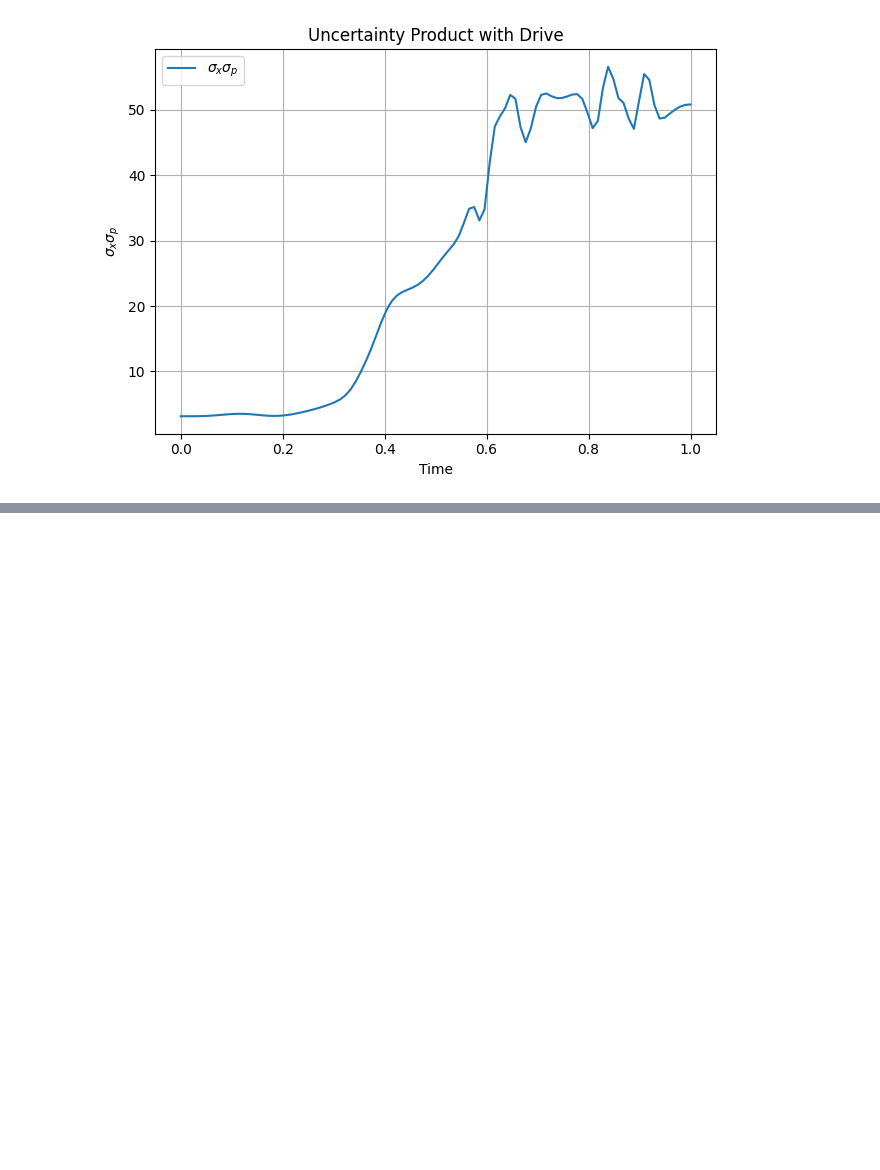
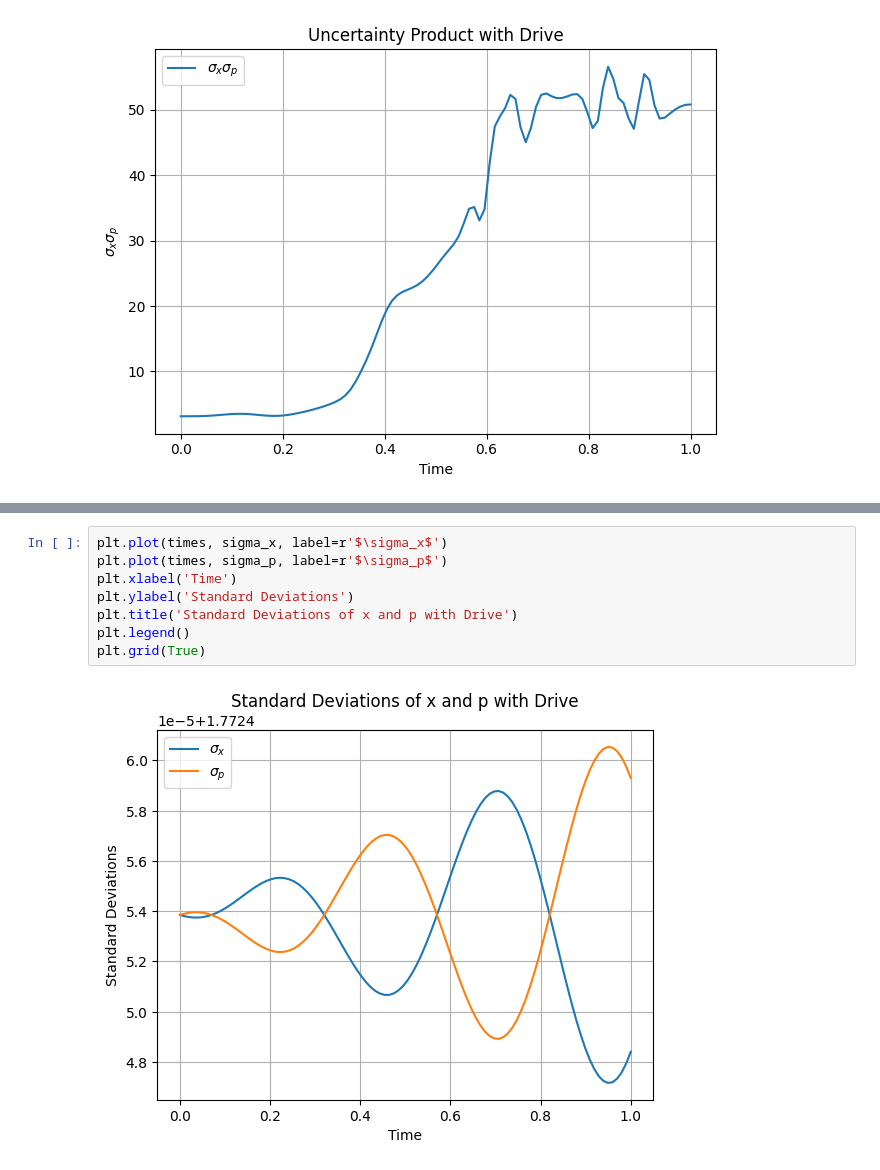
Before and after one commit to shrey708/Quant-Info, a Jupyter notebook: squeezing-qho.ipynb, the cells around one changed output, grey strips where cells are left out. Cells and saved outputs as stored; diff of their text form; blank space fills up the shorter version.

```diff
--- a/squeezing-qho.ipynb
+++ b/squeezing-qho.ipynb
@@ -206,0 +243,10 @@ plt.show()
+# %%
+plt.plot(times, sigma_x, label=r'$\sigma_x$')
+plt.plot(times, sigma_p, label=r'$\sigma_p$')
+plt.xlabel('Time')
+plt.ylabel('Standard Deviations')
+plt.title('Standard Deviations of x and p with Drive')
+plt.legend()
+plt.grid(True)
+# %% [output]
+[figure, added]
```
Also changed, not shown: parts of 2 cells of this notebook.
